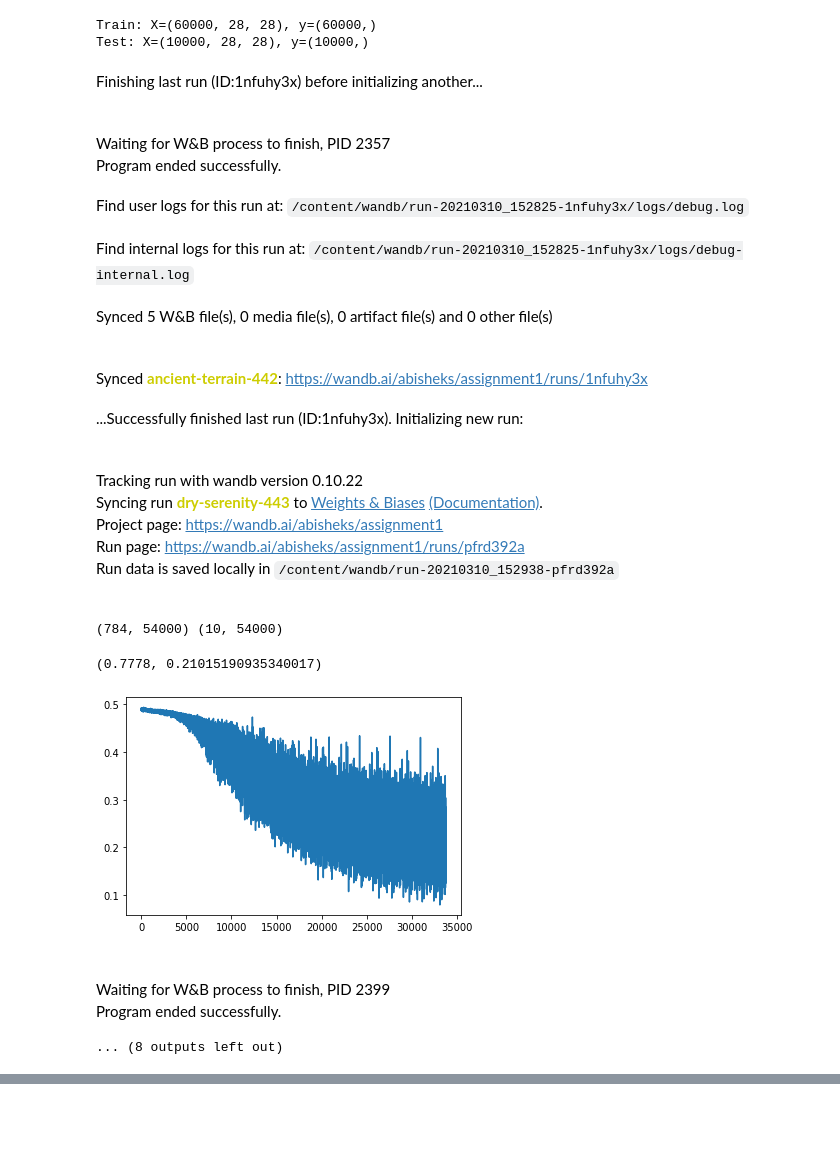
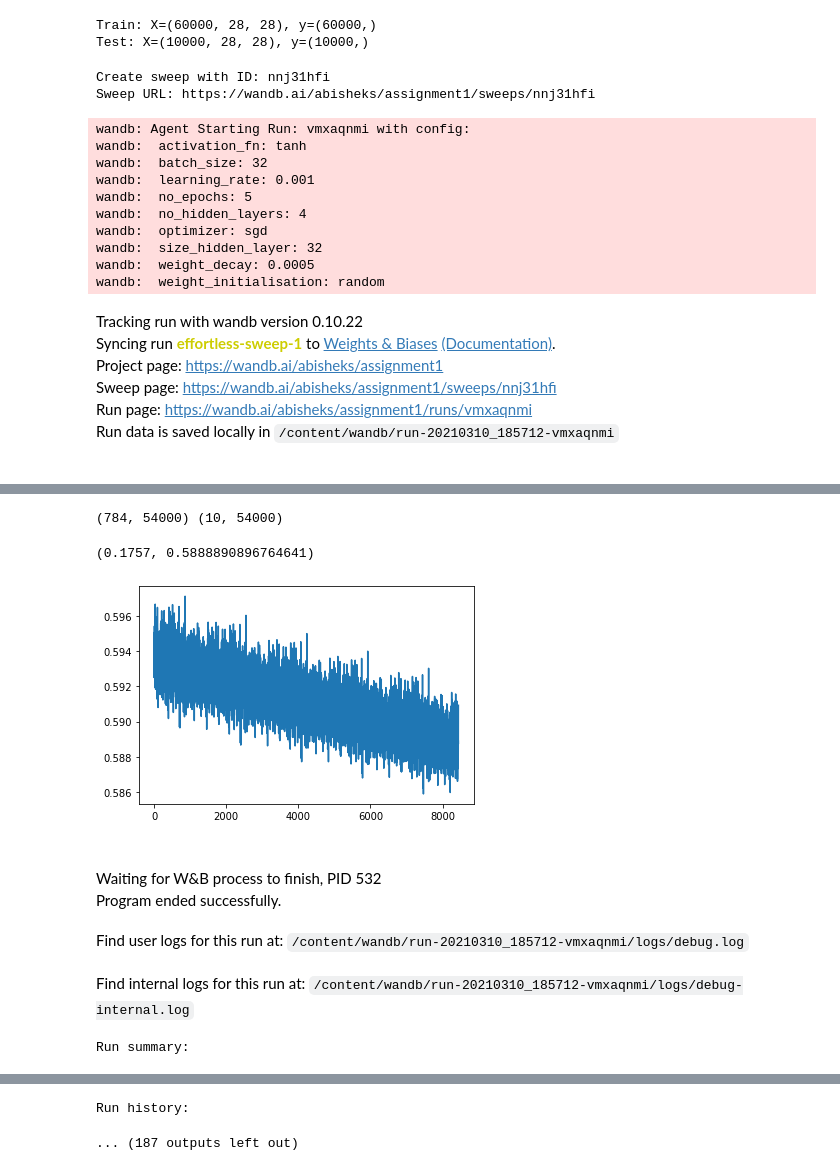
Before and after one commit to anish-sk/CS6910_Assignment1, a Jupyter notebook: src/Assignment1.ipynb, the cells around one changed output, grey strips where cells are left out. Cells and saved outputs as stored; diff of their text form; code cells hidden in the pictures; blank space fills up the shorter version.

```diff
--- a/src/Assignment1.ipynb
+++ b/src/Assignment1.ipynb
@@ -618,7 +618,6 @@ def adam_gradient_descent(X, Y, network, batch_size = 1, eta = 5e-2, max_epochs
   batch_loss_values, train_stats, valid_stats = [], [], []
   L = len(network)
   batch_curr_loss, batch = 0, 0
-
   dw, db, v_w, v_b, m_w, m_b, = [np.zeros_like(network[k]['weights']) for k in range(L)], [np.zeros_like(network[k]['biases']) for k in range(L)], \
                                 [np.zeros_like(network[k]['weights']) for k in range(L)], [np.zeros_like(network[k]['biases']) for k in range(L)], \
                                 [np.zeros_like(network[k]['weights']) for k in range(L)], [np.zeros_like(network[k]['biases']) for k in range(L)]
@@ -627,9 +626,9 @@ def adam_gradient_descent(X, Y, network, batch_size = 1, eta = 5e-2, max_epochs
     for i in range(0, X.shape[1], batch_size):
         batch += 1
         Y_true = Y[:,i:i+batch_size]
-        y_pred = forward_propagation(network, x)
-        batch_curr_loss += overall_loss(network, y_pred, y, loss_fn, weight_decay, regularisation_fn)
-        grad_w_L, grad_b_L = back_propagation(network, y, y_pred, weight_decay, grad_reglr_fn)
+        Y_pred = forward_propagation(network, X[:,i:i+batch_size])
+        batch_curr_loss = overall_loss(network, Y_pred, Y_true, loss_fn, weight_decay, regularisation_fn)
+        dw, db = back_propagation(network, Y_true, Y_pred, weight_decay, grad_reglr_fn)
         batch_loss_values.append(batch_curr_loss)
         wandb.log({'batch': batch, 'epoch': epoch, 'batch_loss': batch_curr_loss})
         for k in range(L):
@@ -834,37 +833,17 @@ def train_NN(trainX, trainY, optimisation_fn, batch_size, learning_rate, max_epo
 
   return network
 
-run = wandb.init(project="assignment1", entity="abisheks", reinit=True)
-network = train_NN(trainX_reshaped, trainy, sgd_gradient_descent, 16, 1e-2, 10, 2, 10, random_initialisation, tanh, linear, softmax, grad_tanh,
-                   grad_output_fn = Softmax_SquaredError_grad, loss_fn = SquaredError,
-                   weight_decay = 0.0005, validX = validX_reshaped, validY = validy, testX = testX_reshaped, testY = testy)
-run.finish()
+# run = wandb.init(project="assignment1", entity="abisheks", reinit=True)
+# network = train_NN(trainX_reshaped, trainy, sgd_gradient_descent, 16, 1e-2, 10, 2, 10, random_initialisation, tanh, linear, softmax, grad_tanh,
+#                    grad_output_fn = Softmax_SquaredError_grad, loss_fn = SquaredError,
+#                    weight_decay = 0.0005, validX = validX_reshaped, validY = validy, testX = testX_reshaped, testY = testy)
+# run.finish()
 
 # print(f'Training data original output : {trainy_onehot[0]}')
 # print(f'Training data output from NN : {forward_propagation(network, trainX_reshaped[0].reshape((trainX_reshaped.shape[1],1))).T}')
-# %% [output]
-Finishing last run (ID:1nfuhy3x) before initializing another...
-Waiting for W&B process to finish, PID 2357
-Program ended successfully.
-Find user logs for this run at: /content/wandb/run-20210310_152825-1nfuhy3x/logs/debug.log
-Find internal logs for this run at: /content/wandb/run-20210310_152825-1nfuhy3x/logs/debug-internal.log
-Synced 5 W&B file(s), 0 media file(s), 0 artifact file(s) and 0 other file(s)
-Synced ancient-terrain-442: https://wandb.ai/abisheks/assignment1/runs/1nfuhy3x
-...Successfully finished last run (ID:1nfuhy3x). Initializing new run:
-Tracking run with wandb version 0.10.22
-Syncing run dry-serenity-443 to Weights & Biases (Documentation).
-Project page: https://wandb.ai/abisheks/assignment1
-Run page: https://wandb.ai/abisheks/assignment1/runs/pfrd392a
-Run data is saved locally in /content/wandb/run-20210310_152938-pfrd392a
-(784, 54000) (10, 54000)
-(0.7778, 0.21015190935340017)
-[figure, removed]
-Waiting for W&B process to finish, PID 2399
-Program ended successfully.
-... (8 outputs left out)
 # %%
 sweep_config = {
-    'method': 'random',                   # Possible search : grid, random, bayes
+    'method': 'bayes',                   # Possible search : grid, random, bayes
     'metric': {
       'name': 'validation_accuracy',
       'goal': 'maximize'
@@ -901,6 +880,9 @@ sweep_config = {
 }
 
 # sweep_id = wandb.sweep(sweep_config, entity="abisheks", project="assignment1")
+# %% [output]
+Create sweep with ID: nnj31hfi
+Sweep URL: https://wandb.ai/abisheks/assignment1/sweeps/nnj31hfi
 # %%
 def sweep_wrapper():
   # Default values for hyper-parameters we're going to sweep over
@@ -923,12 +905,32 @@ def sweep_wrapper():
   config = wandb.config
   wandb.config.update({'no_classes': N_CLASSES})
 
+  wandb.run.name = f'hl_{config.no_hidden_layers}_bs_{config.batch_size}_ac_{config.activation_fn}'
+  wandb.run.save()
+
   train_NN(trainX_reshaped, trainy, get_gd_function[config.optimizer], config.batch_size, config.learning_rate,
            config.no_epochs, config.no_hidden_layers, config.size_hidden_layer, get_weight_init_fn[config.weight_initialisation],
            get_activ_fn[config.activation_fn], linear, softmax, get_grad[config.activation_fn],
-           Softmax_CrossEntropy_grad, CrossEntropy_loss, config.weight_decay, L2_regularisation, grad_L2_regularisation,
-           validX_reshaped, validy)
+           Softmax_SquaredError_grad, SquaredError, config.weight_decay, L2_regularisation, grad_L2_regularisation,
+           validX_reshaped, validy, testX_reshaped, testy)
 
   run.finish()
 # %%
-# wandb.agent('abisheks/assignment1/cfj2slke', sweep_wrapper)
+wandb.agent('abisheks/assignment1/9ks8kwx5', sweep_wrapper)
+# %% [output]
+wandb: Agent Starting Run: vmxaqnmi with config:
+wandb:  activation_fn: tanh
+wandb:  batch_size: 32
+wandb:  learning_rate: 0.001
+wandb:  no_epochs: 5
+wandb:  no_hidden_layers: 4
+wandb:  optimizer: sgd
+wandb:  size_hidden_layer: 32
+wandb:  weight_decay: 0.0005
+wandb:  weight_initialisation: random
+Tracking run with wandb version 0.10.22
+Syncing run effortless-sweep-1 to Weights & Biases (Documentation).
+Project page: https://wandb.ai/abisheks/assignment1
+Sweep page: https://wandb.ai/abisheks/assignment1/sweeps/nnj31hfi
+Run page: https://wandb.ai/abisheks/assignment1/runs/vmxaqnmi
+Run data is saved locally in /content/wandb/run-20210310_185712-vmxaqnmi
@@ -934,0 +943,8 @@ def sweep_wrapper():
+(784, 54000) (10, 54000)
+(0.1757, 0.5888890896764641)
+[figure, added]
+Waiting for W&B process to finish, PID 532
+Program ended successfully.
+Find user logs for this run at: /content/wandb/run-20210310_185712-vmxaqnmi/logs/debug.log
+Find internal logs for this run at: /content/wandb/run-20210310_185712-vmxaqnmi/logs/debug-internal.log
+Run summary:
@@ -934,0 +963,2 @@ def sweep_wrapper():
+Run history:
+... (187 outputs left out)
```
Also changed, not shown: parts of 2 cells of this notebook.
